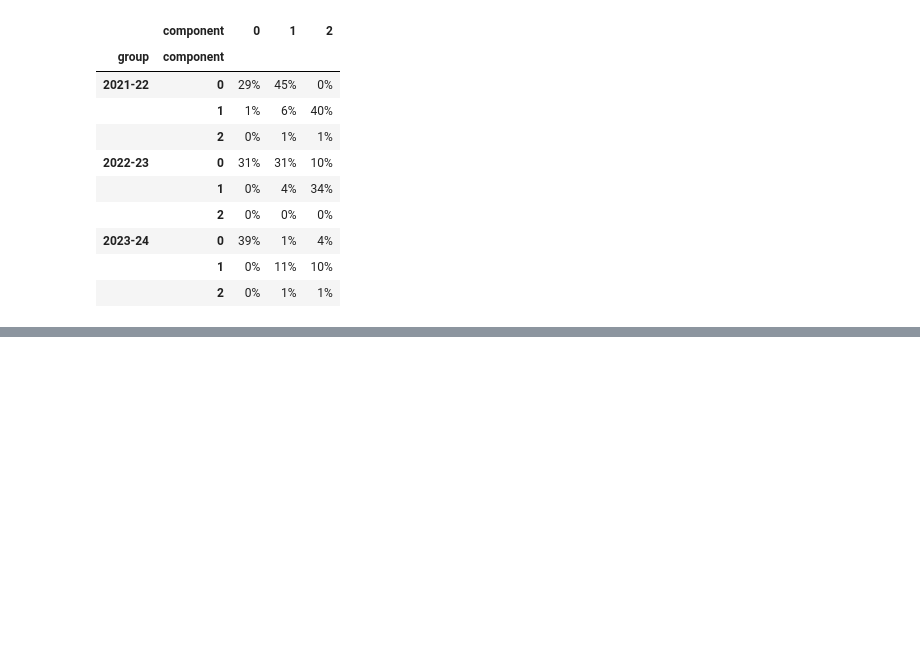
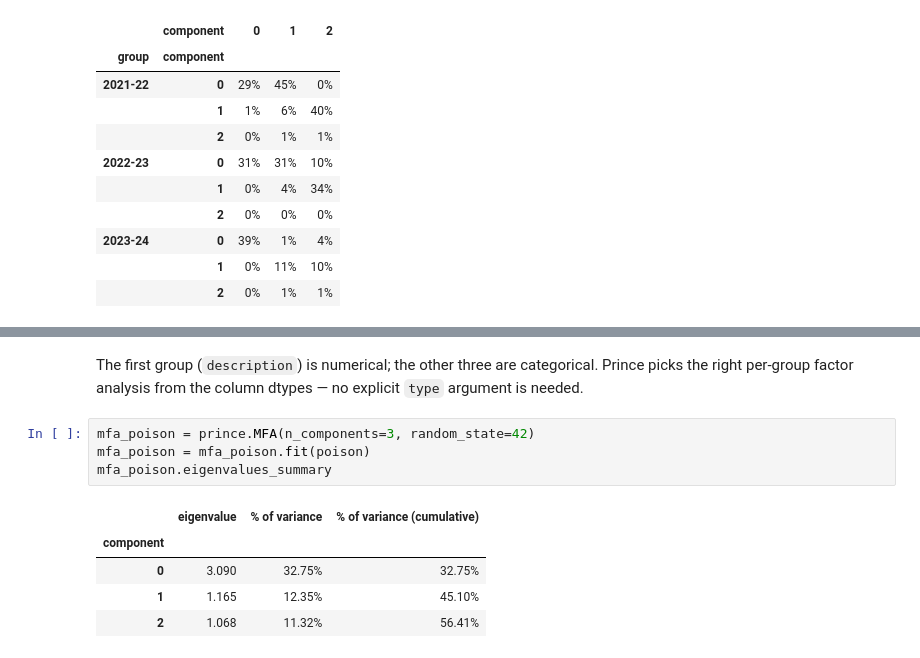
Before and after one commit to MaxHalford/prince, a Jupyter notebook: docs/content/mfa.ipynb, the cells around one changed output, grey strips where cells are left out. Drawn from its saved outputs; the diff is of its cells as text; blank space fills up the shorter version.

```diff
--- a/docs/content/mfa.ipynb
+++ b/docs/content/mfa.ipynb
@@ -425,0 +450,14 @@ mfa.partial_contributions_.style.format('{:.0%}')
+# %% [markdown]
+The first group (`description`) is numerical; the other three are categorical.
+Prince picks the right per-group factor analysis from the column dtypes — no explicit
+`type` argument is needed.
+# %%
+mfa_poison = prince.MFA(n_components=3, random_state=42)
+mfa_poison = mfa_poison.fit(poison)
+mfa_poison.eigenvalues_summary
+# %% [output]
+|  | eigenvalue | % of variance | % of variance (cumulative) |
+| component |  |  |  |
+| 0 | 3.090 | 32.75% | 32.75% |
+| 1 | 1.165 | 12.35% | 45.10% |
+| 2 | 1.068 | 11.32% | 56.41% |
```
Also changed, not shown: parts of 9 cells of this notebook, 6 other files.
